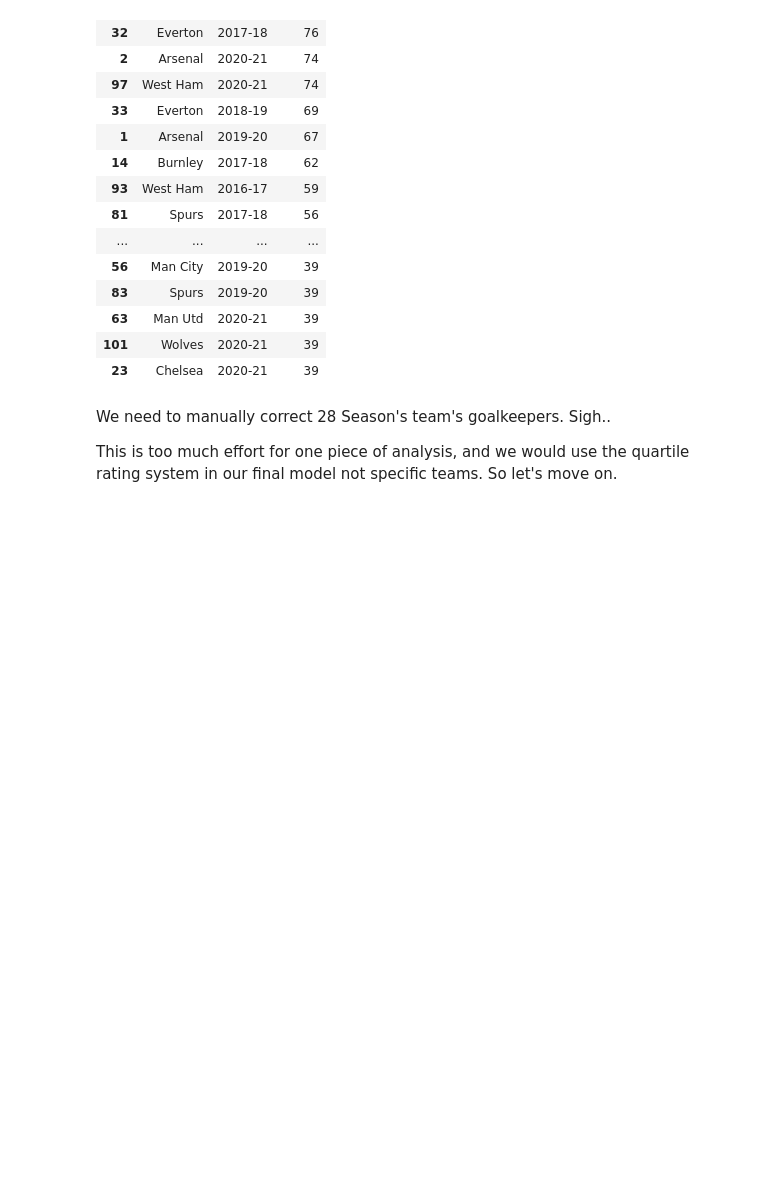
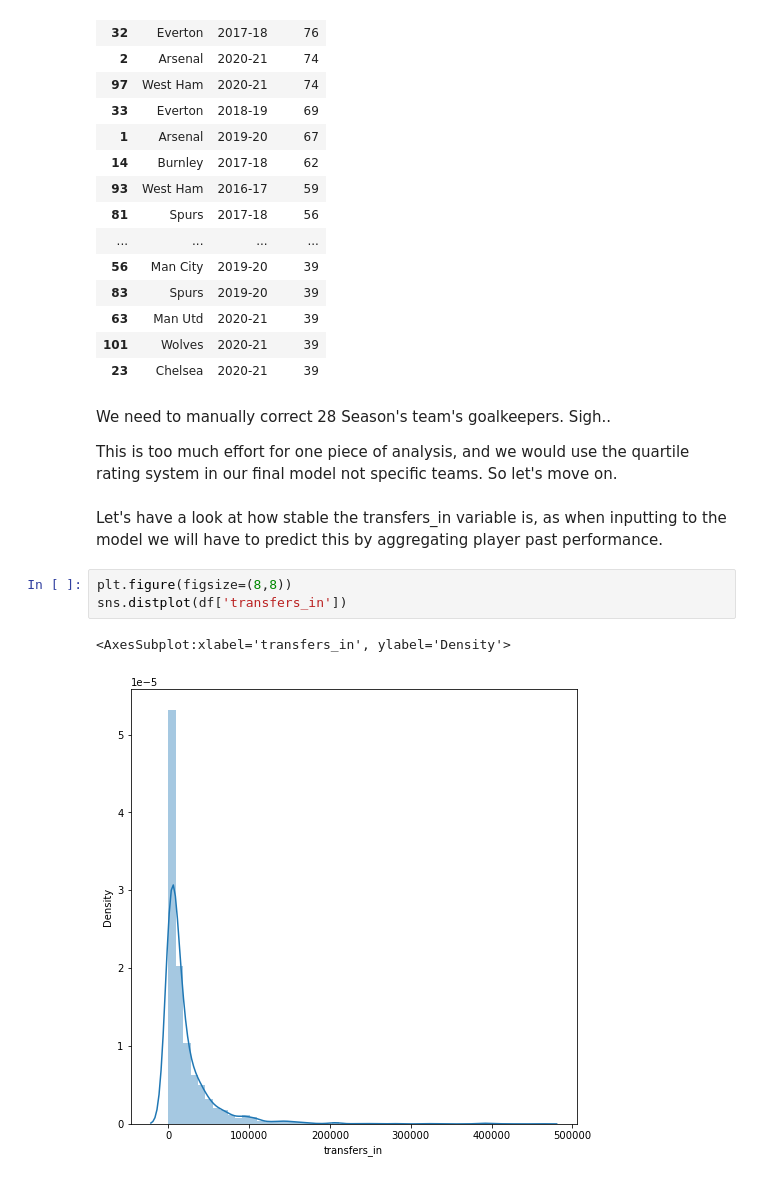
Before and after one commit to hledwards33/FPL_Predictive_Team_Selection, a Jupyter notebook: Further Analysis of Goalkeeper Correlated Variables.ipynb, the cells around one changed output. Cells and saved outputs as stored; diff of their text form; blank space fills up the shorter version.

Commit message:
finished goalkeeper analysis and re-saved datasets based on only rows with minutes played.

```diff
--- a/Further Analysis of Goalkeeper Correlated Variables.ipynb
+++ b/Further Analysis of Goalkeeper Correlated Variables.ipynb
@@ -209,7 +209,15 @@ player_check[player_check['name'] > 38]
 | 63 | Man Utd | 2020-21 | 39 |
 | 101 | Wolves | 2020-21 | 39 |
 | 23 | Chelsea | 2020-21 | 39 |
-# %% [markdown]
-We need to manually correct 28 Season's team's goalkeepers. Sigh..
-
-This is too much effort for one piece of analysis, and we would use the quartile rating system in our final model not specific teams. So let's move on.
+# %% [markdown]
+We need to manually correct 28 Season's team's goalkeepers. Sigh..
+
+This is too much effort for one piece of analysis, and we would use the quartile rating system in our final model not specific teams. So let's move on.
+# %% [markdown]
+Let's have a look at how stable the transfers_in variable is, as when inputting to the model we will have to predict this by aggregating player past performance.
+# %%
+plt.figure(figsize=(8,8))
+sns.distplot(df['transfers_in'])
+# %% [output]
+<AxesSubplot:xlabel='transfers_in', ylabel='Density'>
+[figure, added]
```
Also changed, not shown: parts of 9 cells of this notebook, 2 other files.
